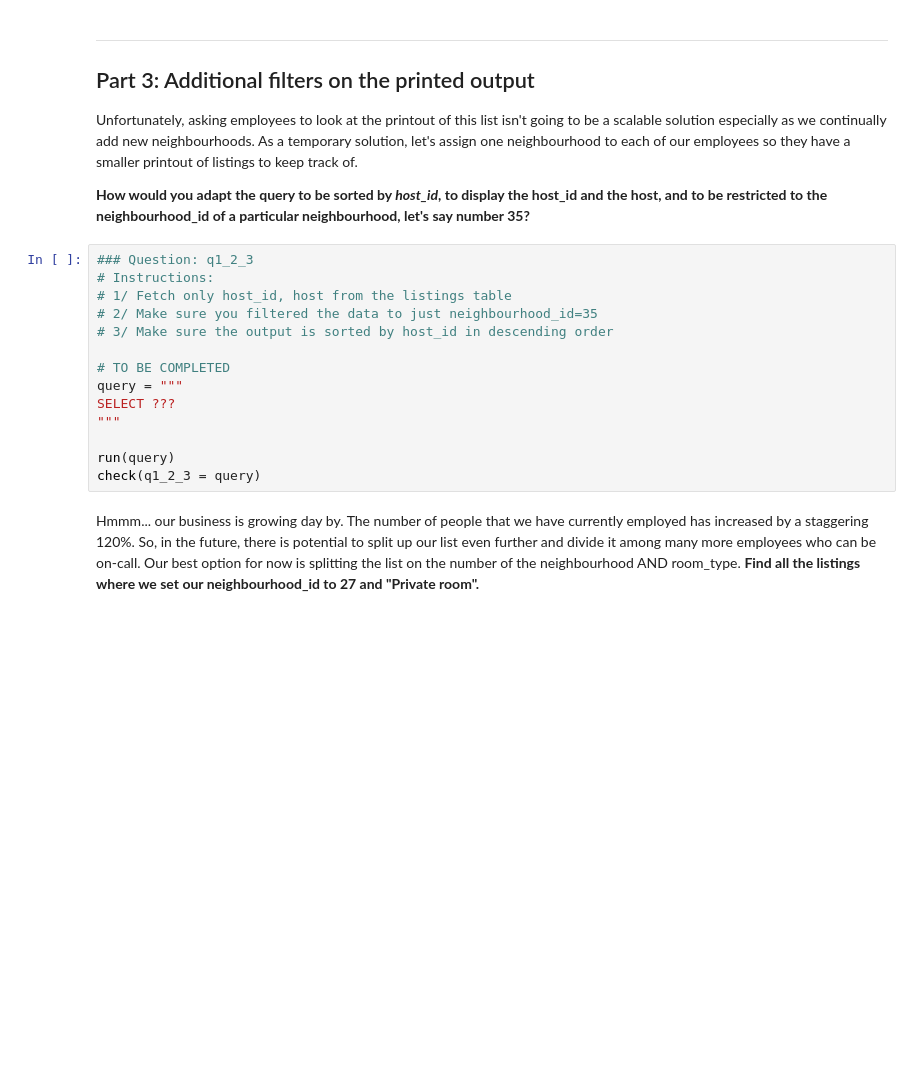
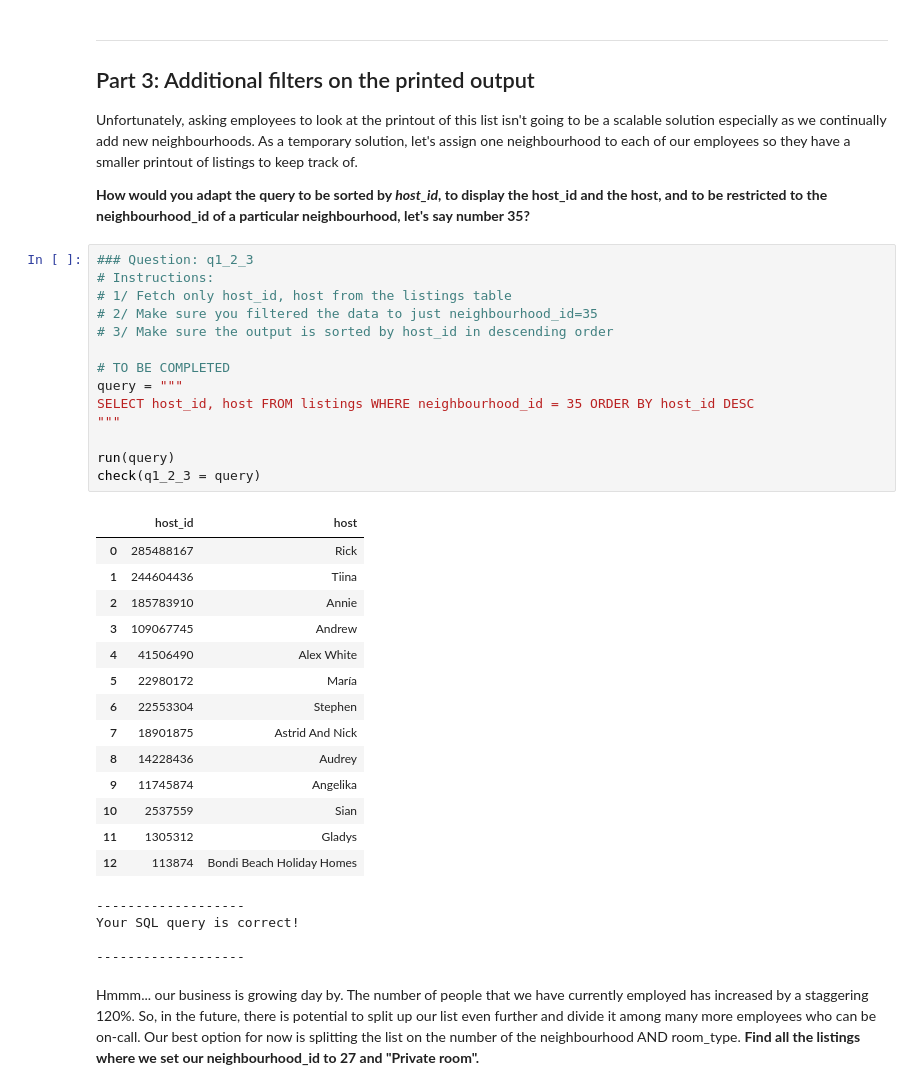
Before and after one commit to DuretiShemsi/SQLQueryProject, a Jupyter notebook: Dureti_Shemsi_Week_1_Project_SQLCC.ipynb, the cells around one changed output. Drawn from its saved outputs; the diff is of its cells as text; blank space fills up the shorter version.

```diff
--- a/Dureti_Shemsi_Week_1_Project_SQLCC.ipynb
+++ b/Dureti_Shemsi_Week_1_Project_SQLCC.ipynb
@@ -328,17 +328,36 @@ Unfortunately, asking employees to look at the printout of this list isn't going
 # %%
 ### Question: q1_2_3
 # Instructions:
 # 1/ Fetch only host_id, host from the listings table
 # 2/ Make sure you filtered the data to just neighbourhood_id=35
 # 3/ Make sure the output is sorted by host_id in descending order
 
 # TO BE COMPLETED
 query = """
-SELECT ???
+SELECT host_id, host FROM listings WHERE neighbourhood_id = 35 ORDER BY host_id DESC
 """
 
 run(query)
 check(q1_2_3 = query)
+# %% [output]
+|  | host_id | host |
+| 0 | 285488167 | Rick |
+| 1 | 244604436 | Tiina |
+| 2 | 185783910 | Annie |
+| 3 | 109067745 | Andrew |
+| 4 | 41506490 | Alex White |
+| 5 | 22980172 | María |
+| 6 | 22553304 | Stephen |
+| 7 | 18901875 | Astrid And Nick |
+| 8 | 14228436 | Audrey |
+| 9 | 11745874 | Angelika |
+| 10 | 2537559 | Sian |
+| 11 | 1305312 | Gladys |
+| 12 | 113874 | Bondi Beach Holiday Homes |
+-------------------
+Your SQL query is correct!
+
+-------------------
 # %% [markdown]
 Hmmm... our business is growing day by. The number of people that we have currently employed has increased by a staggering 120%. So, in the future, there is potential to split up our list even further and divide it among many more employees who can be on-call. Our best option for now is splitting the list on the number of the neighbourhood AND room_type. **Find all the listings where we set our neighbourhood_id to 27 and "Private room".**
 # %%
```
Also changed, not shown: parts of 1 cell of this notebook.
